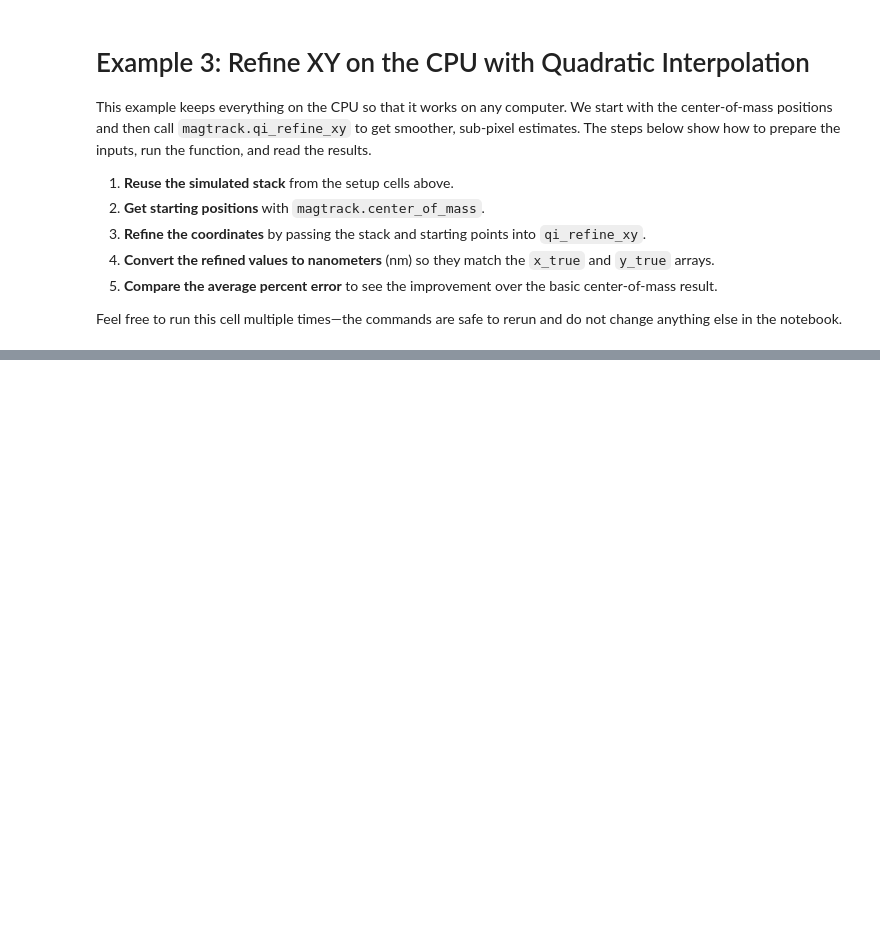
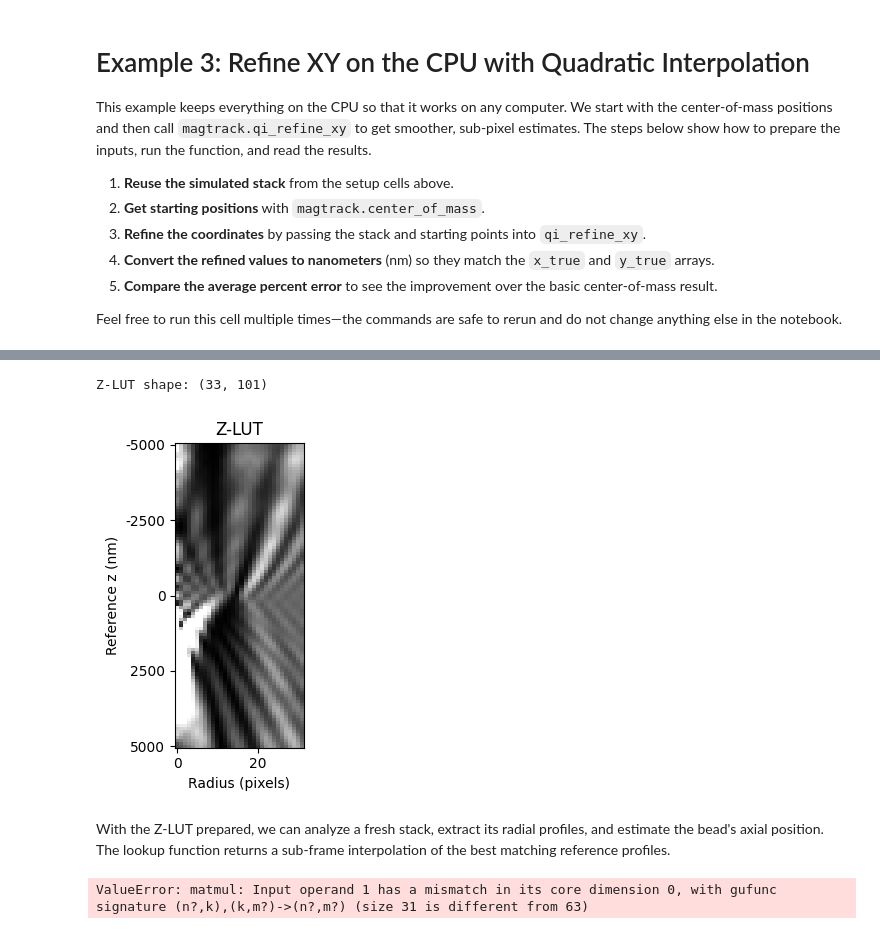
Before and after one commit to 7jameslondon/MagTrack, a Jupyter notebook: examples/examples.ipynb, the cells around one changed output, grey strips where cells are left out. Drawn from its saved outputs; the diff is of its cells as text; code cells hidden in the pictures; blank space fills up the shorter version.

```diff
--- a/examples/examples.ipynb
+++ b/examples/examples.ipynb
@@ -277,0 +264,69 @@ plt.show()
+# %%
+# Simulate a reference stack that scans the bead in z
+z_reference = np.arange(-5000, 5100, 100)  # nanometers
+xyz_reference = np.column_stack([
+    np.zeros_like(z_reference),
+    np.zeros_like(z_reference),
+    z_reference,
+])
+reference_stack = simulate_beads(xyz_reference, size_px=roi, nm_per_px=nm_per_px)
+
+# Convert each frame into a radial profile centered on the bead
+center_px = np.full(z_reference.shape, roi / 2, dtype=float)
+reference_profiles = magtrack.radial_profile(
+    reference_stack, center_px, center_px
+)
+
+# Assemble the Z-LUT: the first row stores the z positions,
+# the remaining rows contain the radial profiles
+zlut = np.vstack([z_reference, reference_profiles])
+print(f'Z-LUT shape: {zlut.shape}')
+# %% [output]
+Z-LUT shape: (33, 101)
+# %%
+plt.figure(figsize=(6, 4))
+plt.imshow(reference_profiles.T, cmap='gray', vmin=0, vmax=1, aspect=0.75)
+plt.ylabel('Reference z (nm)')
+plt.xlabel('Radius (pixels)')
+plt.title('Z-LUT')
+y_ticks = np.linspace(0, reference_profiles.shape[1]-1, 5).astype(int)
+plt.yticks(y_ticks)
+plt.gca().set_yticklabels(z_reference[y_ticks])
+plt.tight_layout()
+plt.show()
+# %% [output]
+[figure, added]
+# %% [markdown]
+With the Z-LUT prepared, we can analyze a fresh stack, extract its radial profiles,
+and estimate the bead's axial position. The lookup function returns a sub-frame
+interpolation of the best matching reference profiles.
+# %%
+# Create a new stack with a different z trajectory
+z_true_eval = np.linspace(-450, 450, 15) + 40.0 * np.sin(np.linspace(0, 2 * np.pi, 15))
+xyz_eval = np.column_stack([
+    np.zeros_like(z_true_eval),
+    np.zeros_like(z_true_eval),
+    z_true_eval,
+])
+eval_stack = simulate_beads(xyz_eval, size_px=roi, nm_per_px=nm_per_px)
+
+eval_profiles = magtrack.radial_profile(
+    eval_stack, np.full(z_true_eval.shape, roi / 2, dtype=float),
+    np.full(z_true_eval.shape, roi / 2, dtype=float), oversample=2
+)
+z_fit = magtrack.lookup_z_para_fit(eval_profiles, zlut)
+
+for idx, (true_z, fit_z) in enumerate(zip(z_true_eval, z_fit)):
+    print(f'Frame {idx:02d} | true z = {true_z:+7.2f} nm | fitted z = {fit_z:+7.2f} nm')
+
+plt.figure(figsize=(6, 3))
+plt.plot(z_true_eval, label='True z (nm)', linewidth=2)
+plt.plot(z_fit, label='Fitted z (nm)', linestyle='--')
+plt.xlabel('Frame number')
+plt.ylabel('Axial position (nm)')
+plt.title('Axial fit from lookup_z_para_fit')
+plt.legend()
+plt.tight_layout()
+plt.show()
+# %% [output]
+ValueError: matmul: Input operand 1 has a mismatch in its core dimension 0, with gufunc signature (n?,k),(k,m?)->(n?,m?) (size 31 is different from 63)
```
Also changed, not shown: parts of 13 cells of this notebook.
